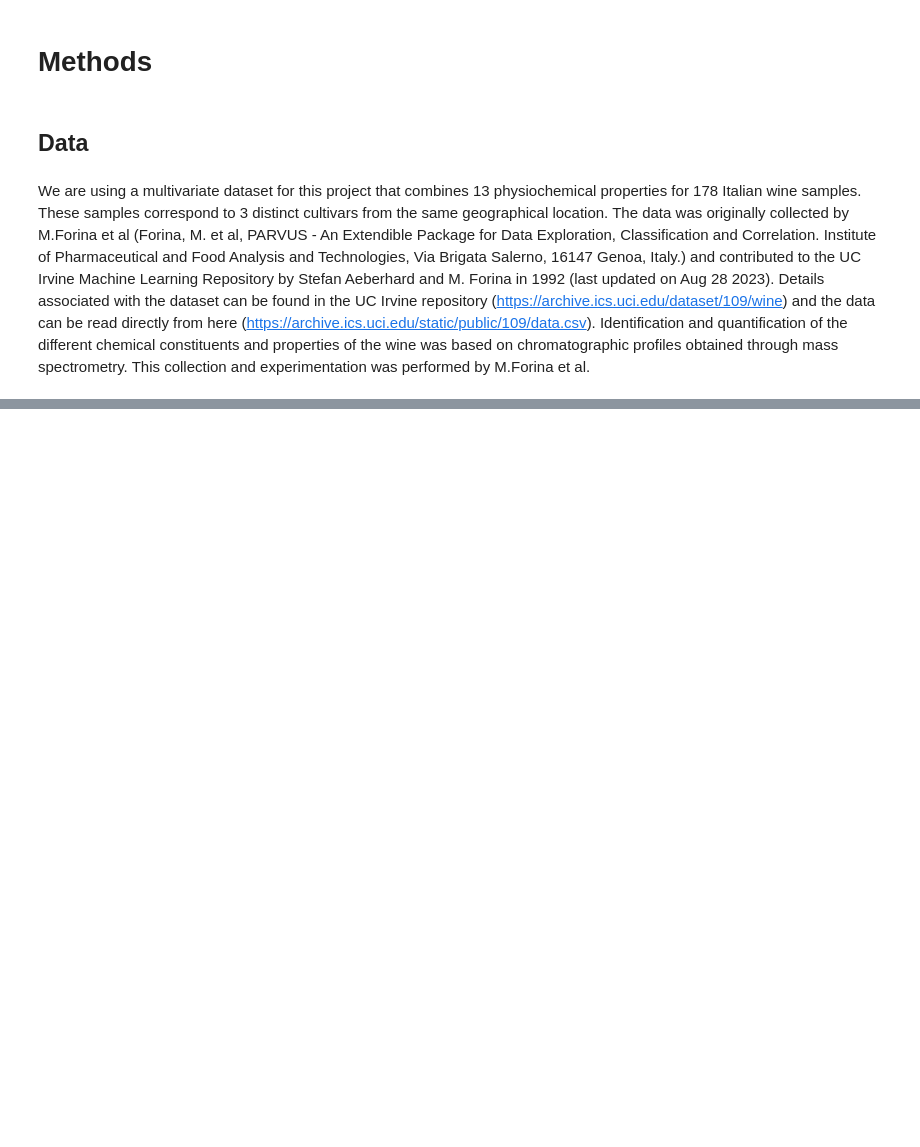
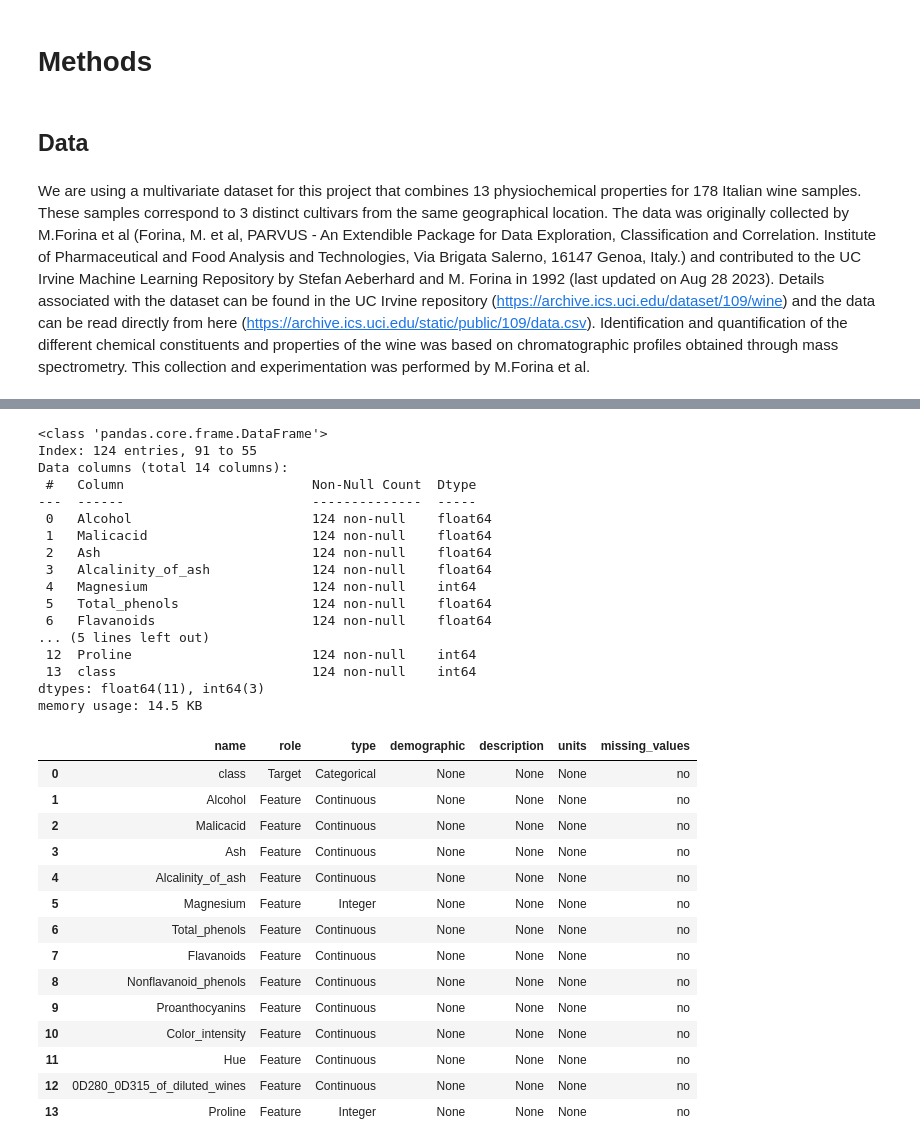
Before and after one commit to UBC-MDS/wine-origin-prediction, a Jupyter notebook: report.ipynb, the cells around one changed output, grey strips where cells are left out. Drawn from its saved outputs; the diff is of its cells as text; code cells hidden in the pictures; blank space fills up the shorter version.

Commit message:
Updated report with EDA and data split

```diff
--- a/report.ipynb
+++ b/report.ipynb
@@ -116,0 +61,50 @@ We are using a multivariate dataset for this project that combines 13 physiochem
+# %%
+# fetch dataset
+wine = fetch_ucirepo(id=109)
+
+#Split into train/test with equal distribution of target classes
+wine_train, wine_test = train_test_split(
+    wine.data.original, train_size=0.70, stratify=wine.data.original['class']
+)
+
+#Save split data
+wine_train.to_csv("./data/processed/wine_train.csv")
+wine_test.to_csv("./data/processed/wine_test.csv")
+# %%
+#Data info
+
+wine_train.info()
+wine.variables
+# %% [output]
+<class 'pandas.core.frame.DataFrame'>
+Index: 124 entries, 91 to 55
+Data columns (total 14 columns):
+ #   Column                        Non-Null Count  Dtype
+---  ------                        --------------  -----
+ 0   Alcohol                       124 non-null    float64
+ 1   Malicacid                     124 non-null    float64
+ 2   Ash                           124 non-null    float64
+ 3   Alcalinity_of_ash             124 non-null    float64
+ 4   Magnesium                     124 non-null    int64
+ 5   Total_phenols                 124 non-null    float64
+ 6   Flavanoids                    124 non-null    float64
+... (5 lines left out)
+ 12  Proline                       124 non-null    int64
+ 13  class                         124 non-null    int64
+dtypes: float64(11), int64(3)
+memory usage: 14.5 KB
+|  | name | role | type | demographic | description | units | missing_values |
+| 0 | class | Target | Categorical | None | None | None | no |
+| 1 | Alcohol | Feature | Continuous | None | None | None | no |
+| 2 | Malicacid | Feature | Continuous | None | None | None | no |
+| 3 | Ash | Feature | Continuous | None | None | None | no |
+| 4 | Alcalinity_of_ash | Feature | Continuous | None | None | None | no |
+| 5 | Magnesium | Feature | Integer | None | None | None | no |
+| 6 | Total_phenols | Feature | Continuous | None | None | None | no |
+| 7 | Flavanoids | Feature | Continuous | None | None | None | no |
+| 8 | Nonflavanoid_phenols | Feature | Continuous | None | None | None | no |
+| 9 | Proanthocyanins | Feature | Continuous | None | None | None | no |
+| 10 | Color_intensity | Feature | Continuous | None | None | None | no |
+| 11 | Hue | Feature | Continuous | None | None | None | no |
+| 12 | 0D280_0D315_of_diluted_wines | Feature | Continuous | None | None | None | no |
+| 13 | Proline | Feature | Integer | None | None | None | no |
```
Also changed, not shown: parts of 13 cells of this notebook, 4 other files.
